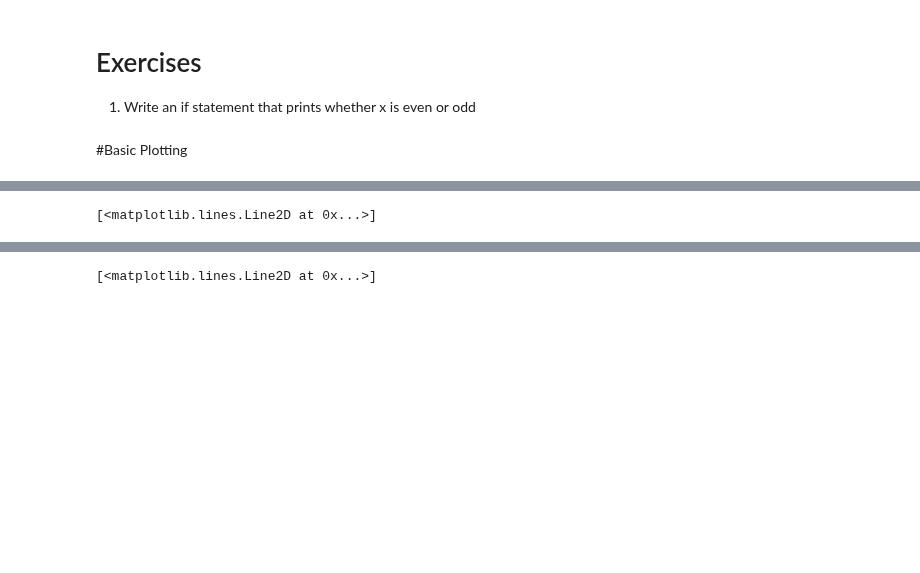
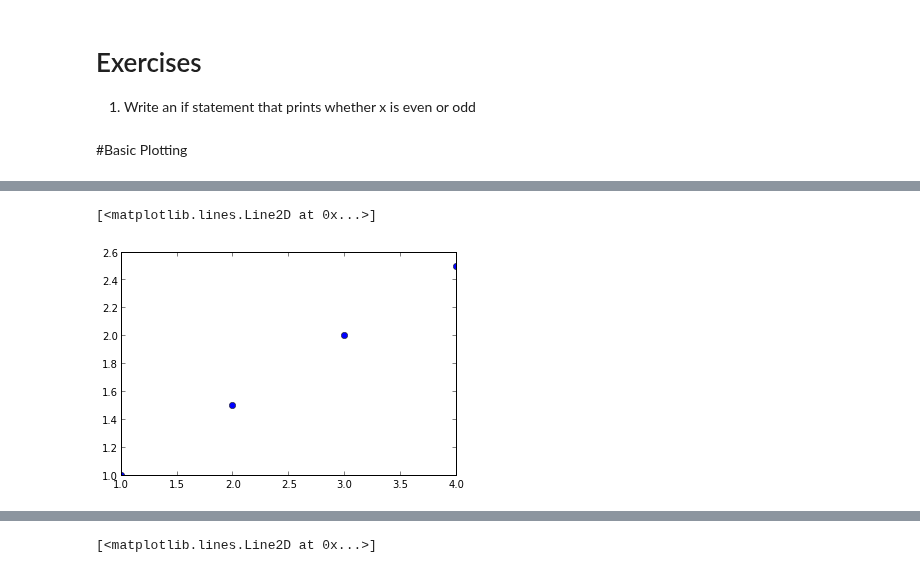
Before and after one commit to swcarpentry/DEPRECATED-boot-camps, a Jupyter notebook: 2-PythonIntro/PresenterNotes.ipynb, the cells around one changed output, grey strips where cells are left out. Saved outputs shown, nothing was run; the diff lists cells and outputs as text; code cells hidden in the pictures; blank space fills up the shorter version.

```diff
--- a/2-PythonIntro/PresenterNotes.ipynb
+++ b/2-PythonIntro/PresenterNotes.ipynb
@@ -279,5 +284,6 @@ pylab.plot(x, y)
 # %%
-pylab.plot(x, y, 'o')
+plt.plot(x, y, 'o')
 # %% [output]
 [<matplotlib.lines.Line2D at 0x...>]
+[figure, added]
 # %%
```
Also changed, not shown: parts of 8 cells of this notebook, 1 other file.
